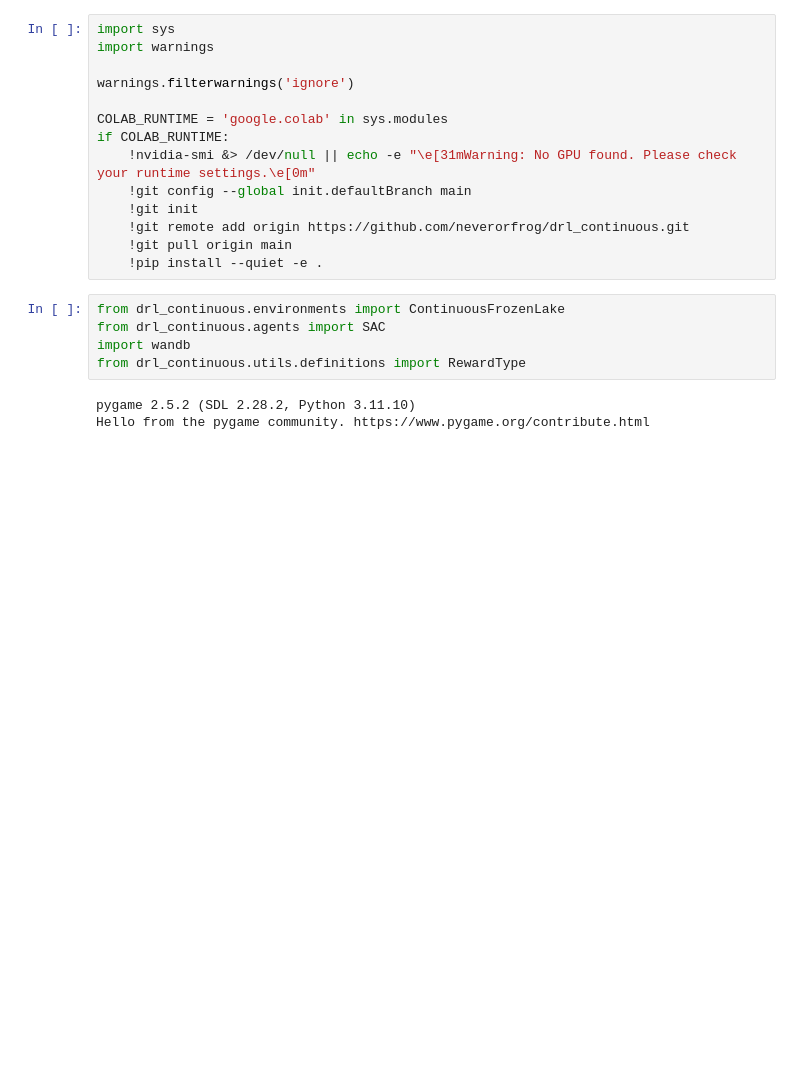
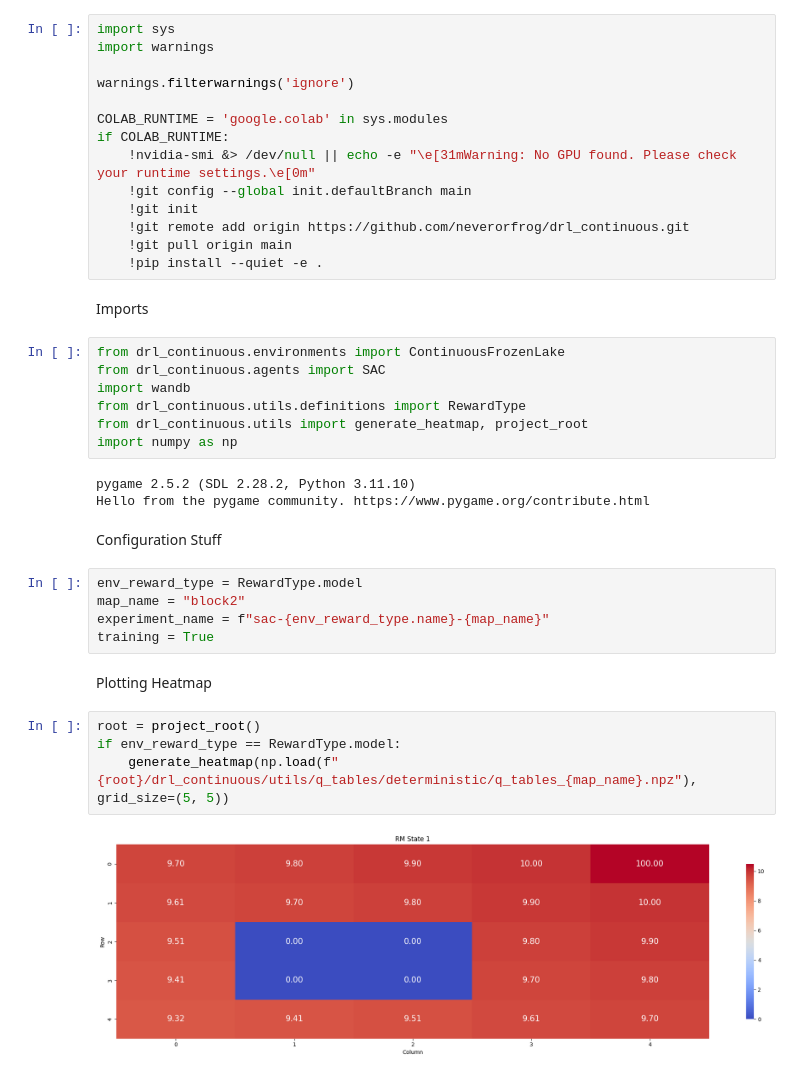
Before and after one commit to neverorfrog/drl_continuous, a Jupyter notebook: drl_continuous/scripts/frozen_lake_main.ipynb, the cells around one changed output. Cells and saved outputs as stored; diff of their text form; blank space fills up the shorter version.

```diff
--- a/drl_continuous/scripts/frozen_lake_main.ipynb
+++ b/drl_continuous/scripts/frozen_lake_main.ipynb
@@ -14,11 +15,30 @@ if COLAB_RUNTIME:
     !git remote add origin https://github.com/neverorfrog/drl_continuous.git
     !git pull origin main
     !pip install --quiet -e .
+# %% [markdown]
+Imports
 # %%
 from drl_continuous.environments import ContinuousFrozenLake
 from drl_continuous.agents import SAC
 import wandb
 from drl_continuous.utils.definitions import RewardType
+from drl_continuous.utils import generate_heatmap, project_root
+import numpy as np
 # %% [output]
 pygame 2.5.2 (SDL 2.28.2, Python 3.11.10)
 Hello from the pygame community. https://www.pygame.org/contribute.html
+# %% [markdown]
+Configuration Stuff
+# %%
+env_reward_type = RewardType.model
+map_name = "block2"
+experiment_name = f"sac-{env_reward_type.name}-{map_name}"
+training = True
+# %% [markdown]
+Plotting Heatmap
+# %%
+root = project_root()
+if env_reward_type == RewardType.model:
+    generate_heatmap(np.load(f"{root}/drl_continuous/utils/q_tables/deterministic/q_tables_{map_name}.npz"), grid_size=(5, 5))
+# %% [output]
+[figure, added]
```
Also changed, not shown: parts of 5 cells of this notebook, 17 other files.
